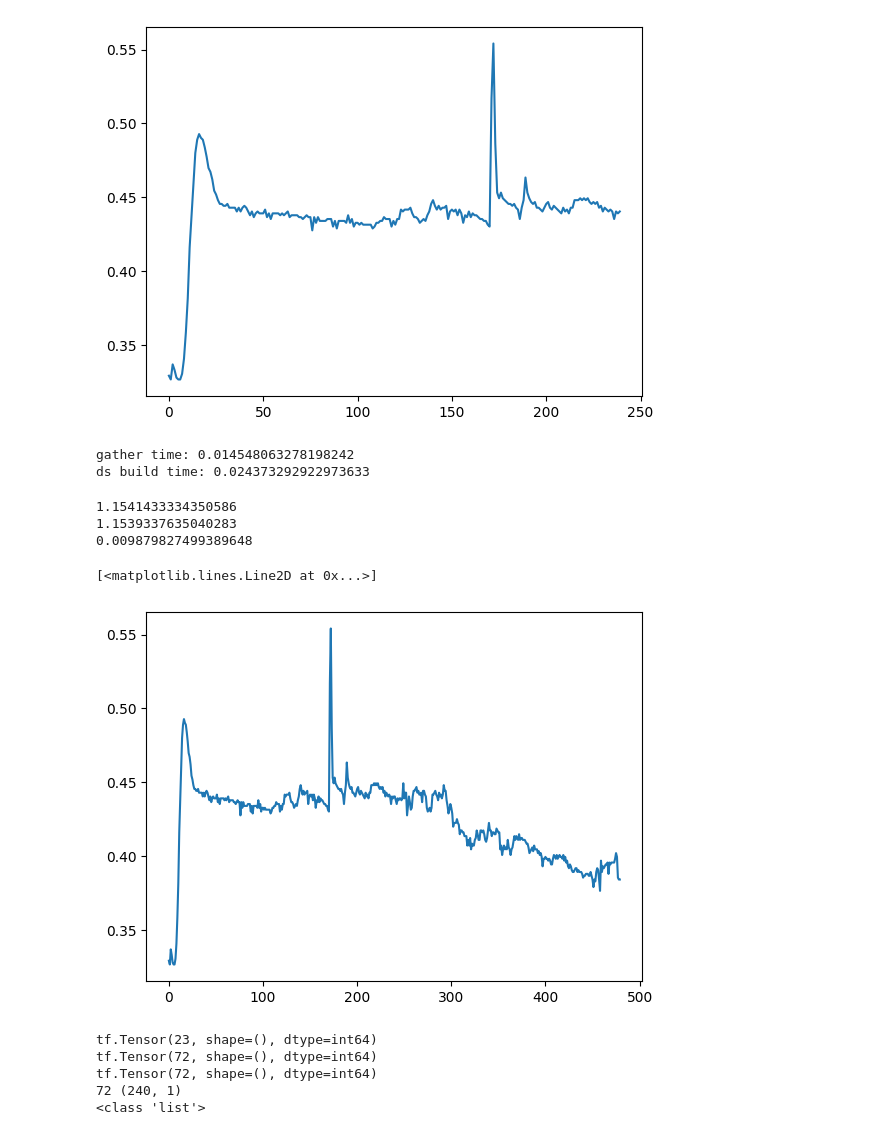
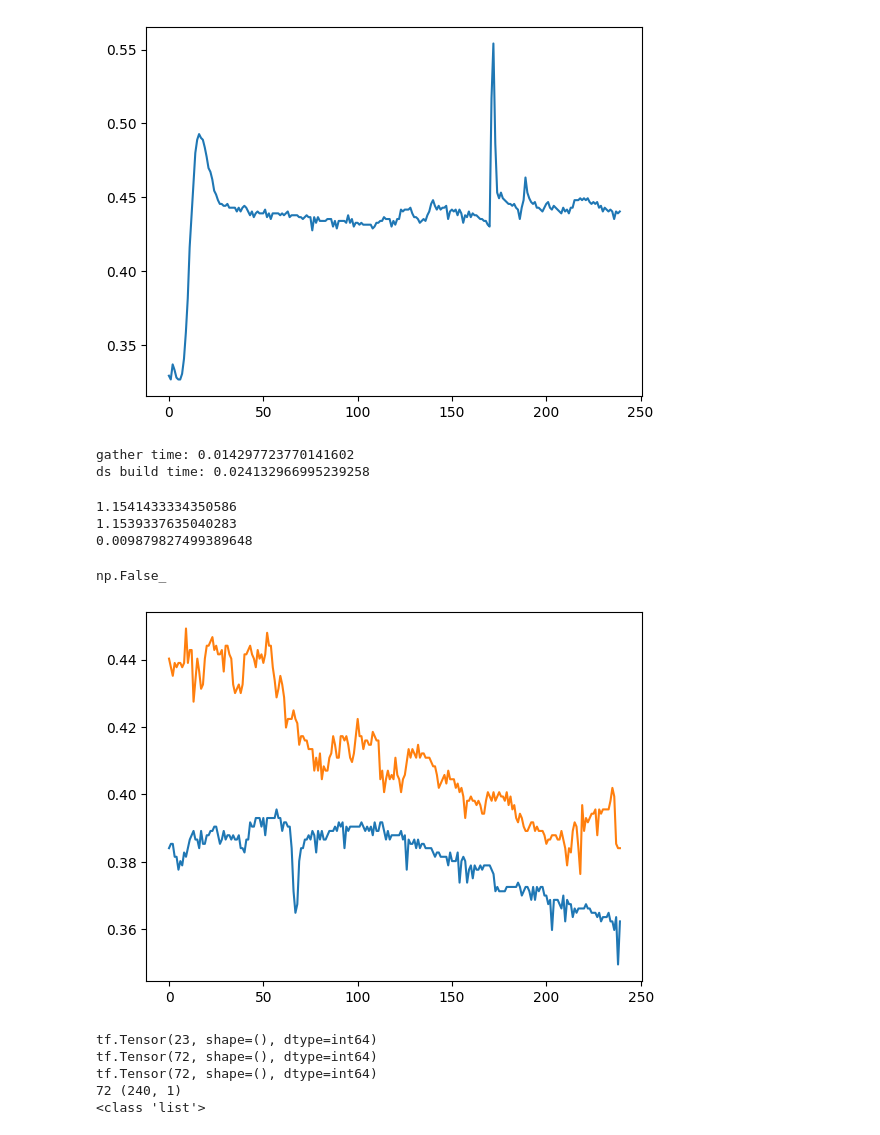
Before and after one commit to yuyenchu/EDA_contrastive_learning, a Jupyter notebook: test.ipynb, the cells around one changed output. Drawn from its saved outputs; the diff is of its cells as text; code cells hidden in the pictures.

```diff
--- a/test.ipynb
+++ b/test.ipynb
@@ -104,15 +104,16 @@ def get_dataset(data_path='./', seg_shape=(240,1), batch_size=64, test_size=0.2,
     for fn in glob(os.path.join(data_path, '*.h5')):
         f = h5py.File(fn, 'r')
         unlabeled_eda = np.concat([unlabeled_eda, f['eda_unlabel'][:]], axis=0, dtype=np.float32)
-        unlabeled_lb = np.concat([unlabeled_lb, nan, f['eda_unlabel'][1:]], axis=0, dtype=np.float32)
-        unlabeled_rb = np.concat([unlabeled_rb, f['eda_unlabel'][:-1], nan], axis=0, dtype=np.float32)
+        unlabeled_lb = np.concat([unlabeled_lb, nan, f['eda_unlabel'][:-1]], axis=0, dtype=np.float32)
+        unlabeled_rb = np.concat([unlabeled_rb, f['eda_unlabel'][1:], nan], axis=0, dtype=np.float32)
+        # print(len(unlabeled_eda), len(unlabeled_lb), len(unlabeled_rb))
         # unlabeled_eda += f['eda_unlabel']
         # unlabeled_lb += nan + f['eda_unlabel'].tolist()[1:] # np.concat([nan + f['eda_unlabel'][1:]], axis=0).tolist()
         # unlabeled_rb += f['eda_unlabel'].tolist()[:-1] + nan# np.concat([f['eda_unlabel'][:-1], nan], axis=0).tolist()
 
         labeled_eda = np.concat([labeled_eda, f['eda'][:]], axis=0, dtype=np.float32)
-        labeled_lb = np.concat([labeled_lb, nan, f['eda'][1:]], axis=0, dtype=np.float32)
-        labeled_rb = np.concat([labeled_rb, f['eda'][:-1], nan], axis=0, dtype=np.float32)
+        labeled_lb = np.concat([labeled_lb, nan, f['eda'][:-1]], axis=0, dtype=np.float32)
+        labeled_rb = np.concat([labeled_rb, f['eda'][1:], nan], axis=0, dtype=np.float32)
         # labeled_eda += f['eda']
         # labeled_lb += nan + f['eda'].tolist()[1:]# np.concat([nan, f['eda'][1:]], axis=0).tolist()
         # labeled_rb += f['eda'].tolist()[:-1] + nan# np.concat([f['eda'][:-1], nan], axis=0).tolist()
@@ -146,11 +147,11 @@ def get_dataset(data_path='./', seg_shape=(240,1), batch_size=64, test_size=0.2,
         .prefetch(buffer_size=tf.data.AUTOTUNE)
     print('ds build time:', time.time()-start)
 
-    return unlabeled_train_ds, labeled_train_ds, labeled_test_ds, Dataset.from_tensor_slices((unlabeled_eda, unlabeled_lb, unlabeled_rb))
+    return unlabeled_train_ds, labeled_train_ds, labeled_test_ds#, (unlabeled_eda, unlabeled_lb, unlabeled_rb)
 unlabeled_train_ds, labeled_train_ds, test_ds, *_ = get_dataset(unlabeled_aug=da)
 # %% [output]
-gather time: 0.014548063278198242
-ds build time: 0.024373292922973633
+gather time: 0.014297723770141602
+ds build time: 0.024132966995239258
 # %%
 V = np.arange(10**8*2, dtype=int).reshape(2,-1)
 t1=time.time() ; V64=np.array( V, dtype=np.double); t2=time.time()-t1 ; print( t2 )
@@ -163,30 +164,32 @@ t1=time.time() ; x=V.view(np.double);V[:,:]=x ;t2=time.time()-t1 ; print( t2 )
 # %%
 f = h5py.File(glob('./*.h5')[0], 'r')
 # type(f['eda_unlabel']), type(f['eda_unlabel'][0:1]), type(f['eda_unlabel'][0])
 # a = np.zeros((0,240,1), np.float32)
-# a.dtype, np.concat([a, f['eda_unlabel'][:]], axis=0, dtype=np.float32).dtype
-# for d in Dataset.from_tensor_slices(np.full_like(f['eda_unlabel'][0:1], np.nan).tolist() + f['eda_unlabel'][1:].tolist()).take(1):
-#         print(d.shape)
-# for d in Dataset.from_tensor_slices(np.full_like(f['eda_unlabel'][0:1], np.nan).tolist() + f['eda_unlabel'][1:].tolist()).take(1):
-#         print(d.shape)
-# np.full_like(f['eda_unlabel'][0], np.nan).shape
-# np.concat([np.zeros((0,2)), np.arange(2).reshape(1,2), np.arange(2,4).reshape(1,2)], axis=0)
-# np.zeros((0,240,1))
+seg_shape=(240,1)
+unlabeled_eda = np.zeros((0,*seg_shape))
+unlabeled_rb = np.zeros((0,*seg_shape))
+unlabeled_lb = np.zeros((0,*seg_shape))
+nan = np.full((1,*seg_shape), np.nan)
+unlabeled_eda = np.concat([unlabeled_eda, f['eda_unlabel'][:]], axis=0, dtype=np.float32)
+unlabeled_lb = np.concat([unlabeled_lb, nan, f['eda_unlabel'][:-1]], axis=0, dtype=np.float32)
+unlabeled_rb = np.concat([unlabeled_rb, f['eda_unlabel'][1:], nan], axis=0, dtype=np.float32)
 # b = np.zeros((240,2))
 # b[3,1] = np.nan
 # a = np.concat([b, np.zeros((240,2)), np.zeros((240,2))], axis=0)
 # mask = ~np.bitwise_or.reduce(np.isnan(a), axis=1)
 # a[mask].shape
 
 # ds = Dataset.from_tensor_slices(np.concat([np.full((1,3,2), np.nan), np.zeros((1,3,2))], axis=0))
 # for d in ds:
 #     print(d)
-# plt.plot(f['eda_unlabel'][0])
-# plt.plot(f['eda_unlabel'][1])
-plt.plot(np.concat([f['eda_unlabel'][0],f['eda_unlabel'][1]]))
+plt.plot(unlabeled_eda[2])
+plt.plot(unlabeled_lb[2])
+# plt.plot(np.concat([f['eda_unlabel'][0],f['eda_unlabel'][1]]))
+# (f['eda_unlabel'][1:]).shape, unlabeled_eda.shape, unlabeled_lb.shape, unlabeled_rb.shape
+np.all(unlabeled_eda[2]==unlabeled_lb[2])
 # %% [output]
-[<matplotlib.lines.Line2D at 0x...>]
+np.False_
-[figure, old version]
+[figure, new version]
 # %%
 print(unlabeled_train_ds.cardinality())
 print(Dataset.from_tensor_slices(labels).cardinality())
```
Also changed, not shown: parts of 1 cell of this notebook, 2 other files.
